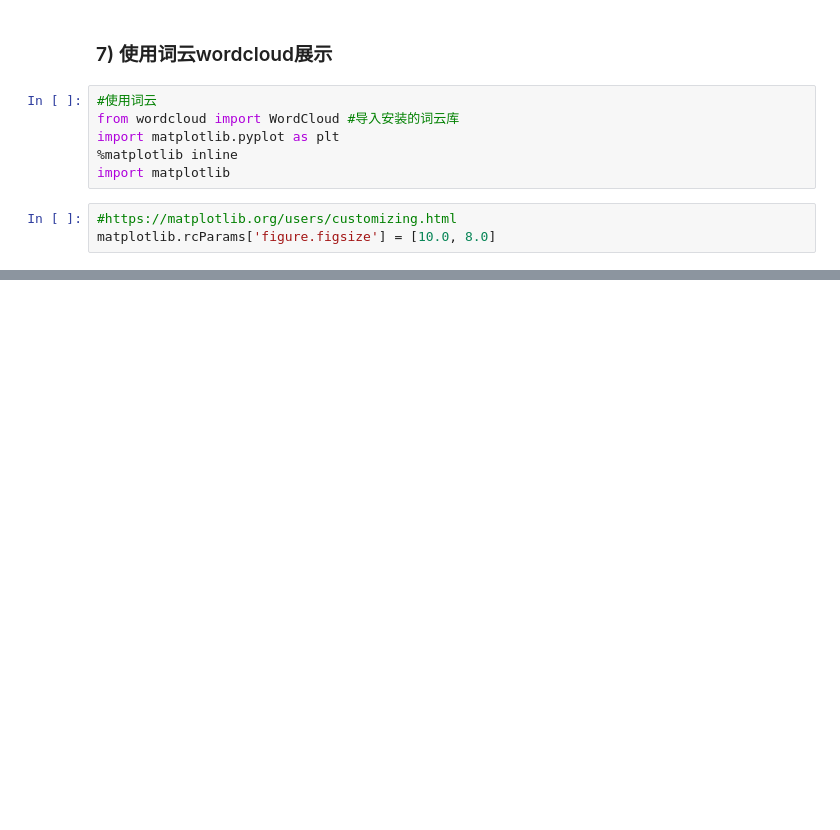
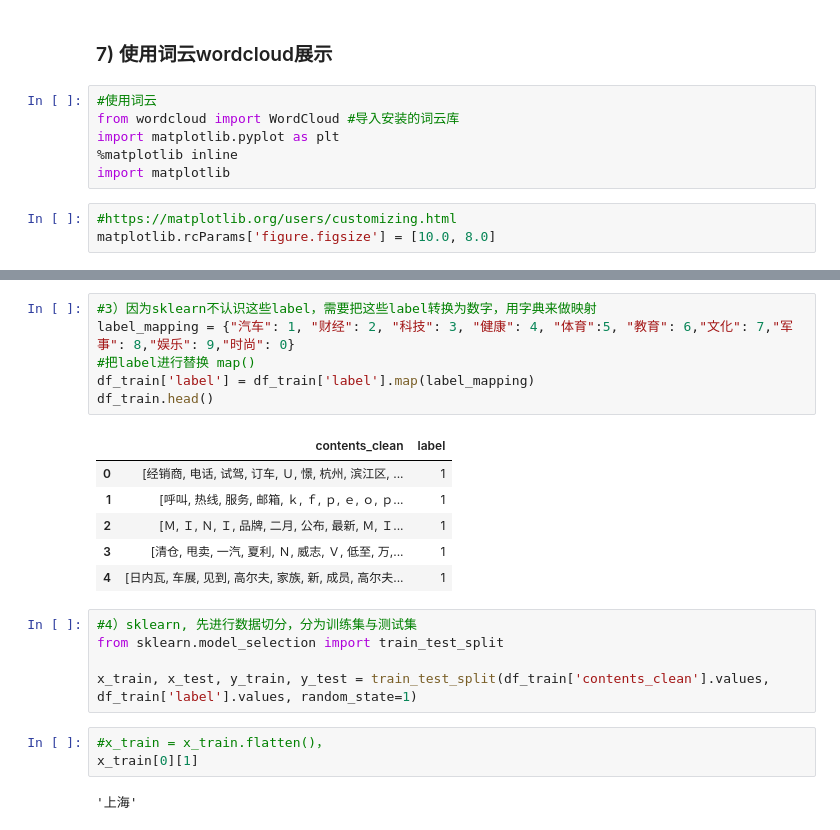
Before and after one commit to yjfiejd/Bayes_News_Classification, a Jupyter notebook: 贝叶斯 - 文本分析与关键词提取.ipynb, the cells around one changed output, grey strips where cells are left out. Saved outputs shown, nothing was run; the diff lists cells and outputs as text; blank space fills up the shorter version.

```diff
--- a/贝叶斯 - 文本分析与关键词提取.ipynb
+++ b/贝叶斯 - 文本分析与关键词提取.ipynb
@@ -202,0 +304,23 @@ plt.imshow(wordcloud)
+# %%
+#3）因为sklearn不认识这些label，需要把这些label转换为数字，用字典来做映射
+label_mapping = {"汽车": 1, "财经": 2, "科技": 3, "健康": 4, "体育":5, "教育": 6,"文化": 7,"军事": 8,"娱乐": 9,"时尚": 0}
+#把label进行替换 map()
+df_train['label'] = df_train['label'].map(label_mapping)
+df_train.head()
+# %% [output]
+|  | contents_clean | label |
+| 0 | [经销商, 电话, 试驾, 订车, Ｕ, 憬, 杭州, 滨江区, ... | 1 |
+| 1 | [呼叫, 热线, 服务, 邮箱, ｋ, ｆ, ｐ, ｅ, ｏ, ｐ... | 1 |
+| 2 | [Ｍ, Ｉ, Ｎ, Ｉ, 品牌, 二月, 公布, 最新, Ｍ, Ｉ... | 1 |
+| 3 | [清仓, 甩卖, 一汽, 夏利, Ｎ, 威志, Ｖ, 低至, 万,... | 1 |
+| 4 | [日内瓦, 车展, 见到, 高尔夫, 家族, 新, 成员, 高尔夫... | 1 |
+# %%
+#4）sklearn, 先进行数据切分，分为训练集与测试集
+from sklearn.model_selection import train_test_split
+
+x_train, x_test, y_train, y_test = train_test_split(df_train['contents_clean'].values, df_train['label'].values, random_state=1)
+# %%
+#x_train = x_train.flatten()，
+x_train[0][1]
+# %% [output]
+'上海'
```
Also changed, not shown: parts of 25 cells of this notebook, 1 other file.
